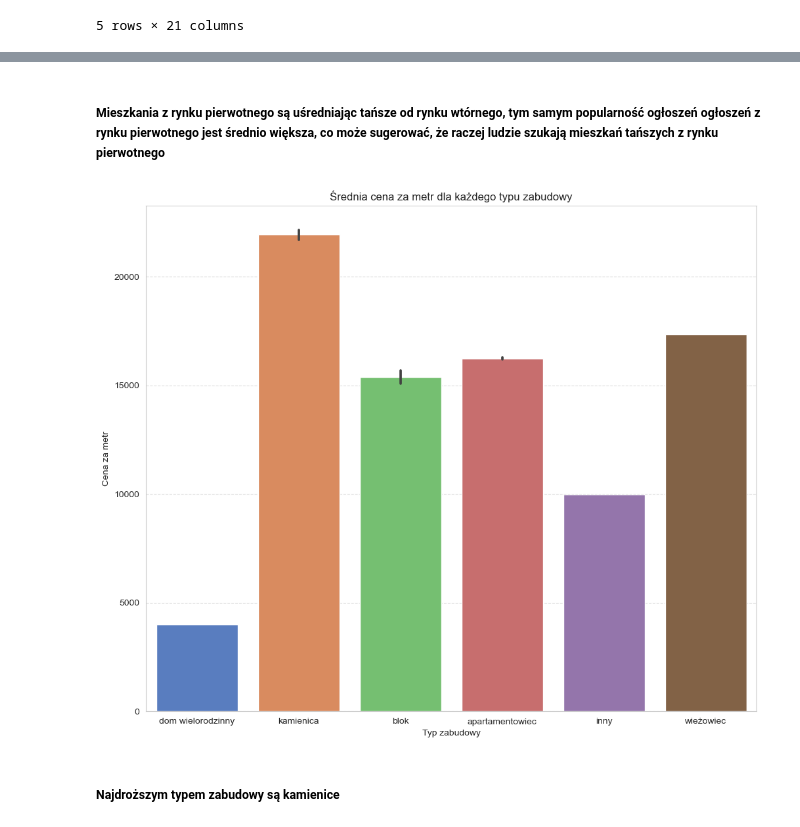
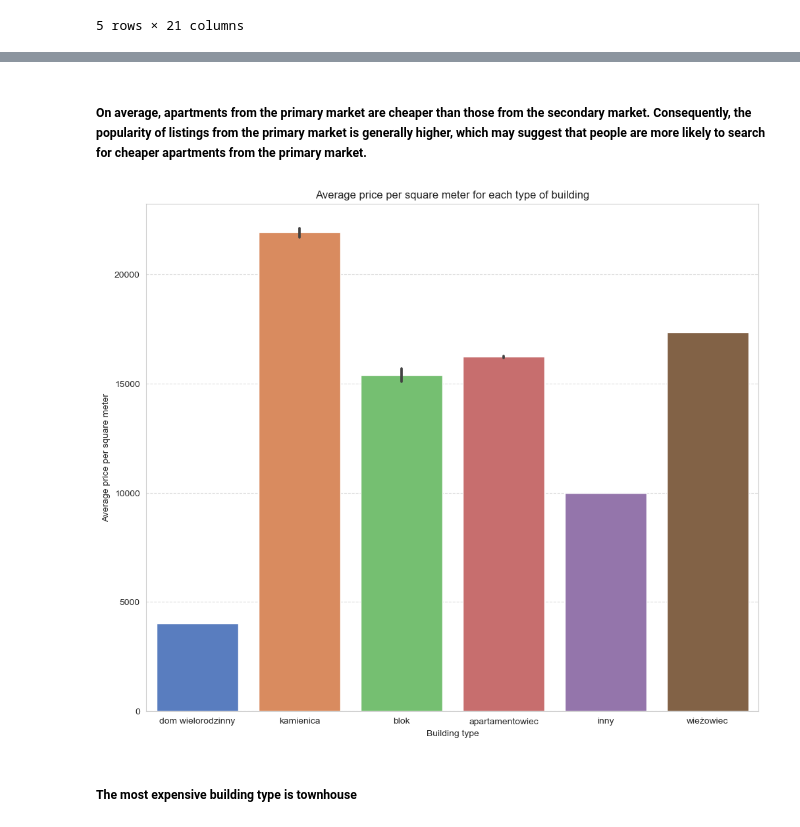
Before and after one commit to mat7039/ETL-Analysis-ML-predictions, a Jupyter notebook: 7.Data_visualization.ipynb, the cells around one changed output, grey strips where cells are left out. Cells and saved outputs as stored; diff of their text form; code cells hidden in the pictures.

```diff
--- a/7.Data_visualization.ipynb
+++ b/7.Data_visualization.ipynb
@@ -55,17 +55,17 @@ for ax in axs:
 # %% [markdown]
-##### Mieszkania z rynku pierwotnego są uśredniając tańsze od rynku wtórnego, tym samym popularność ogłoszeń ogłoszeń z rynku pierwotnego jest średnio większa, co może sugerować, że raczej ludzie szukają mieszkań tańszych z rynku pierwotnego
+##### On average, apartments from the primary market are cheaper than those from the secondary market. Consequently, the popularity of listings from the primary market is generally higher, which may suggest that people are more likely to search for cheaper apartments from the primary market.
 # %%
 df['building'] = df['building'].replace('Blok Mieszkalny', 'Blok')
 df['building'] = df['building'].str.lower()
 sns.barplot(df, x='building', y='price/m', palette="muted")
-plt.title('Średnia cena za metr dla każdego typu zabudowy')
-plt.ylabel('Cena za metr')
-plt.xlabel('Typ zabudowy')
+plt.title('Average price per square meter for each type of building')
+plt.ylabel('Average price per square meter')
+plt.xlabel('Building type')
 plt.grid(axis='y', linestyle='--', alpha=0.7)
 # %% [output]
-[figure, old version]
+[figure, new version]
 # %% [markdown]
-##### Najdroższym typem zabudowy są kamienice
+##### The most expensive building type is townhouse
 # %%
 df['years_bins'] = pd.cut(df['year'],
                        [0,1930,1960,1990,2010,np.inf],
```
Also changed, not shown: parts of 19 cells of this notebook, 10 other files.
